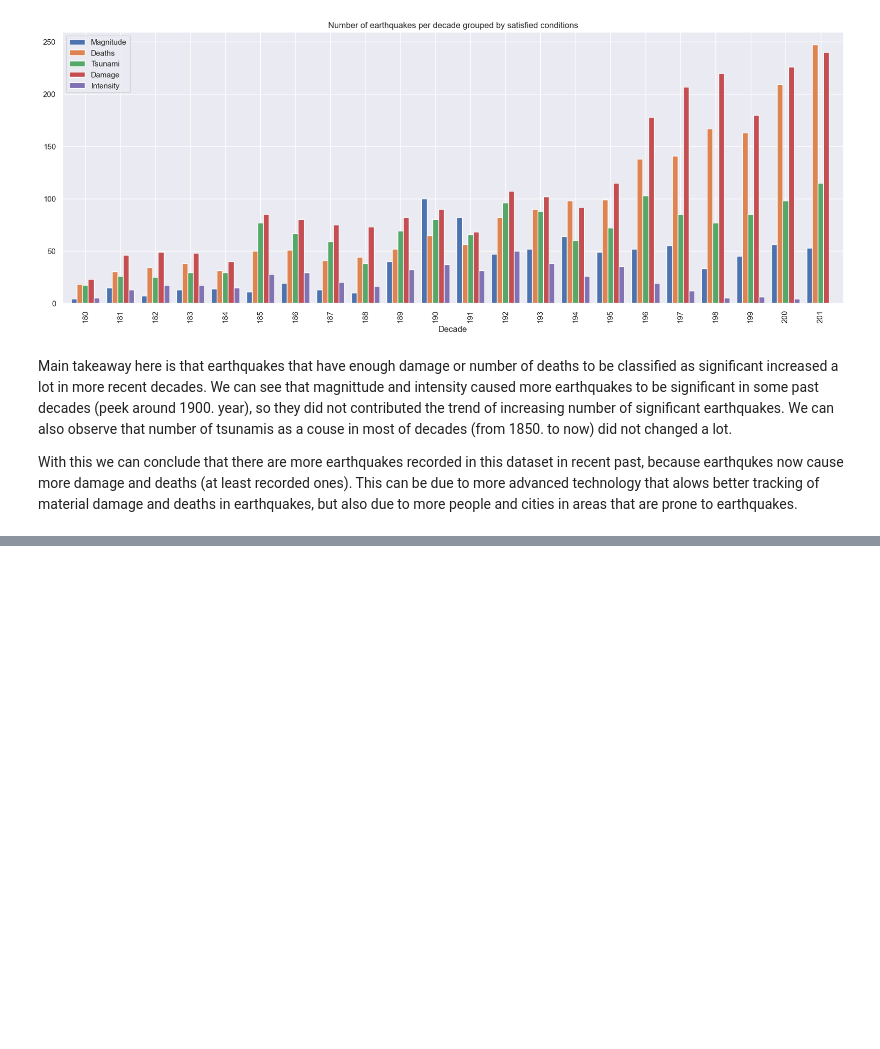
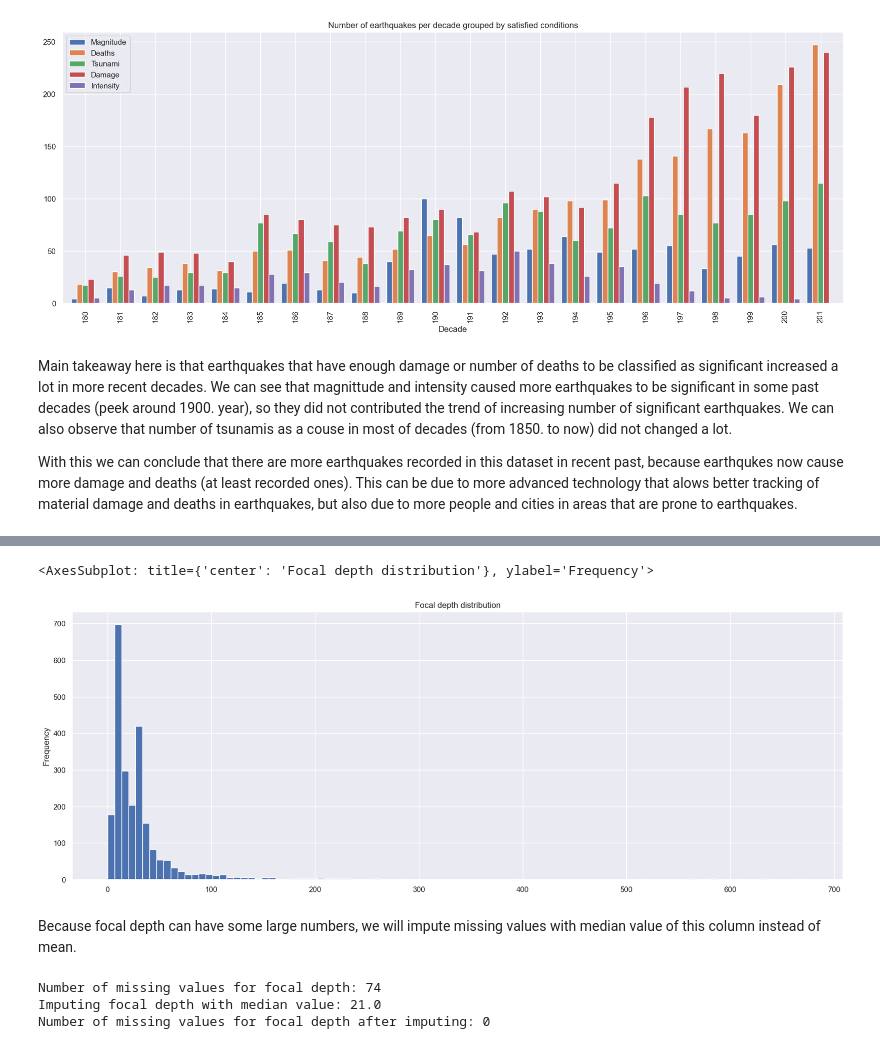
Before and after one commit to DejanGjer/Earthquakes-EDA, a Jupyter notebook: project.ipynb, the cells around one changed output, grey strips where cells are left out. Cells and saved outputs as stored; diff of their text form; code cells hidden in the pictures; blank space fills up the shorter version.

```diff
--- a/project.ipynb
+++ b/project.ipynb
@@ -888,0 +900,15 @@ This can be due to more advanced technology that alows better tracking of materi
+# %%
+# Dropping columns with many null values
+columns_to_drop = [
+    "Intensity",
+    "Earthquake : Houses Destroyed",
+    "Earthquake : Houses Damaged",
+    "Earthquake : Houses Destroyed Description",
+    "Earthquake : Houses Damaged Description",
+    "Earthquake : Missing",
+    "Earthquake : Missing Description",
+    "Earthquake : Damage (in M$)",
+]
+
+data = data.drop(columns=columns_to_drop)
+data.info()
@@ -888,0 +945,18 @@ This can be due to more advanced technology that alows better tracking of materi
+# %%
+# Focal depth distribution
+data["Focal Depth"].plot(kind="hist", bins=100, figsize=(20, 7), title="Focal depth distribution")
+# %% [output]
+<AxesSubplot: title={'center': 'Focal depth distribution'}, ylabel='Frequency'>
+[figure, added]
+# %% [markdown]
+Because focal depth can have some large numbers, we will impute missing values with median value of this column instead of mean.
+# %%
+# Imputing focal depth with median value
+print(f"Number of missing values for focal depth: {data['Focal Depth'].isna().sum()}")
+print(f"Imputing focal depth with median value: {data['Focal Depth'].median()}")
+data["Focal Depth"].fillna(data["Focal Depth"].median(), inplace=True)
+print(f"Number of missing values for focal depth after imputing: {data['Focal Depth'].isna().sum()}")
+# %% [output]
+Number of missing values for focal depth: 74
+Imputing focal depth with median value: 21.0
+Number of missing values for focal depth after imputing: 0
```
Also changed, not shown: parts of 20 cells of this notebook.
